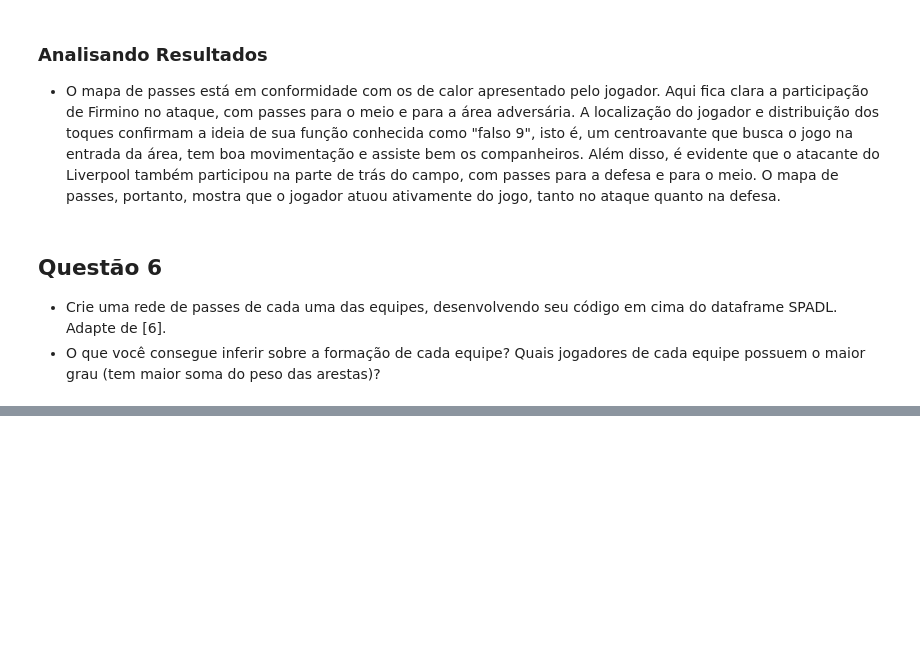
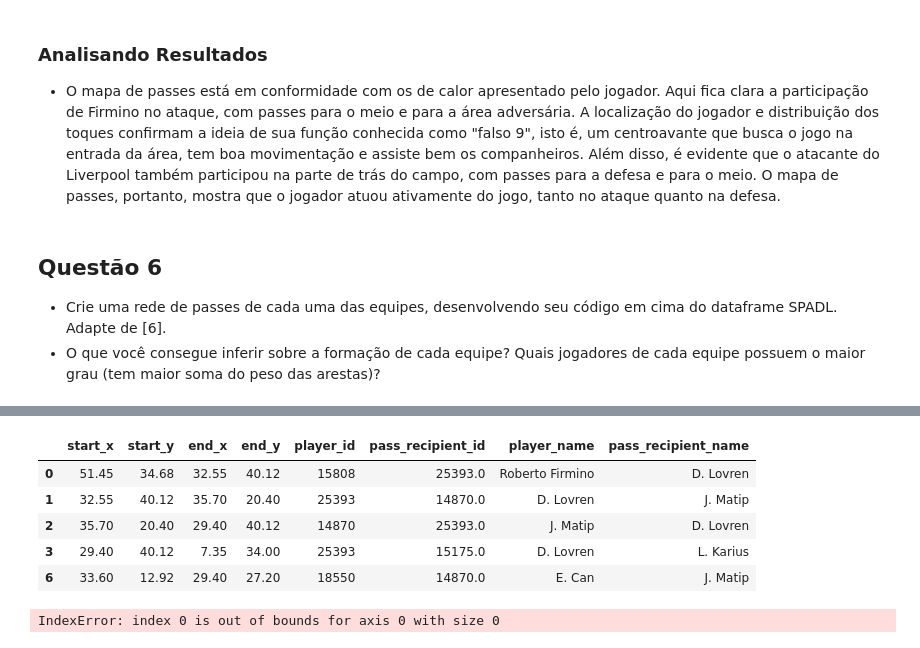
Before and after one commit to paduathiago/Data-Science-Applied-to-Soccer, a Jupyter notebook: Activities/ativ_3.ipynb, the cells around one changed output, grey strips where cells are left out. Cells and saved outputs as stored; diff of their text form; code cells hidden in the pictures; blank space fills up the shorter version.

```diff
--- a/Activities/ativ_3.ipynb
+++ b/Activities/ativ_3.ipynb
@@ -279,0 +298,16 @@ plt.show()
+# %%
+def prepare_data(df: pd.DataFrame):
+    mask = (df.type == 'pass') & (df.result == 'success')
+    #taking necessary columns
+    df_pass = df.loc[mask, ['start_x', 'start_y', 'end_x', 'end_y', "player_id", "pass_recipient_id"]]
+    #adjusting that only the surname of a player is presented.
+    df_pass["player_name"] = df_pass['player_id'].apply(lambda x: players.loc[players['wyId'] == x, 'shortName'].values[0] if len(players.loc[players['wyId'] == x]) > 0 else None)
+    df_pass["pass_recipient_name"] = df_pass['pass_recipient_id'].apply(lambda x: players.loc[players['wyId'] == x, 'shortName'].values[0] if x is not None and len(players.loc[players['wyId'] == x]) > 0 else None)
+    return df_pass
+# %% [output]
+|  | start_x | start_y | end_x | end_y | player_id | pass_recipient_id | player_name | pass_recipient_name |
+| 0 | 51.45 | 34.68 | 32.55 | 40.12 | 15808 | 25393.0 | Roberto Firmino | D. Lovren |
+| 1 | 32.55 | 40.12 | 35.70 | 20.40 | 25393 | 14870.0 | D. Lovren | J. Matip |
+| 2 | 35.70 | 20.40 | 29.40 | 40.12 | 14870 | 25393.0 | J. Matip | D. Lovren |
+| 3 | 29.40 | 40.12 | 7.35 | 34.00 | 25393 | 15175.0 | D. Lovren | L. Karius |
+| 6 | 33.60 | 12.92 | 29.40 | 27.20 | 18550 | 14870.0 | E. Can | J. Matip |
@@ -279,0 +368,11 @@ plt.show()
+# %%
+def plot_passes_network(df: pd.DataFrame, team_id: int):
+    df_pass = find_pass_recipient(df, team_id)
+    df_pass = prepare_data(df_pass, team_id)
+    lines_df = calculate_edges_width(df_pass)
+    scatter_df = calculate_vertices(df_pass)
+    plot_network(lines_df, scatter_df)
+
+plot_passes_network(final_match_events, 1612)
+# %% [output]
+IndexError: index 0 is out of bounds for axis 0 with size 0
```
Also changed, not shown: parts of 4 cells of this notebook.
